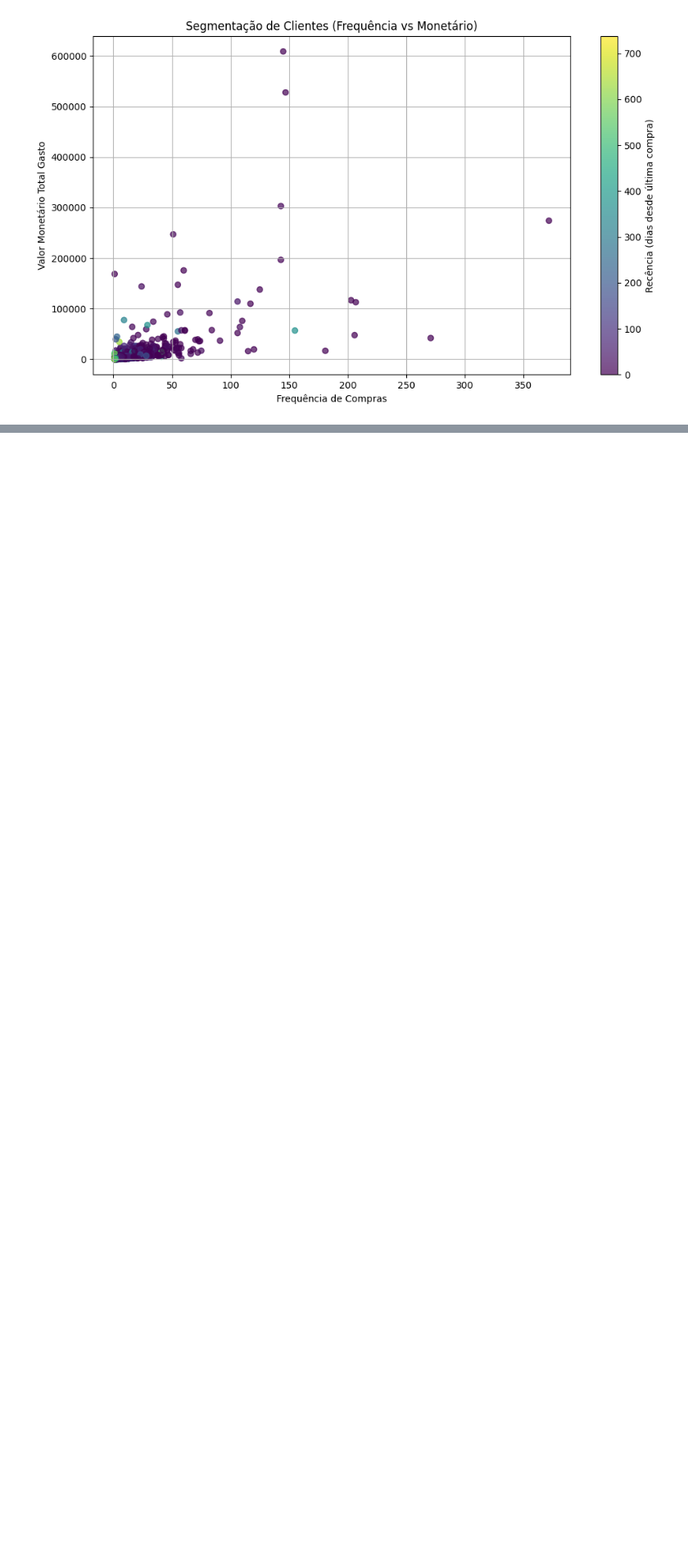
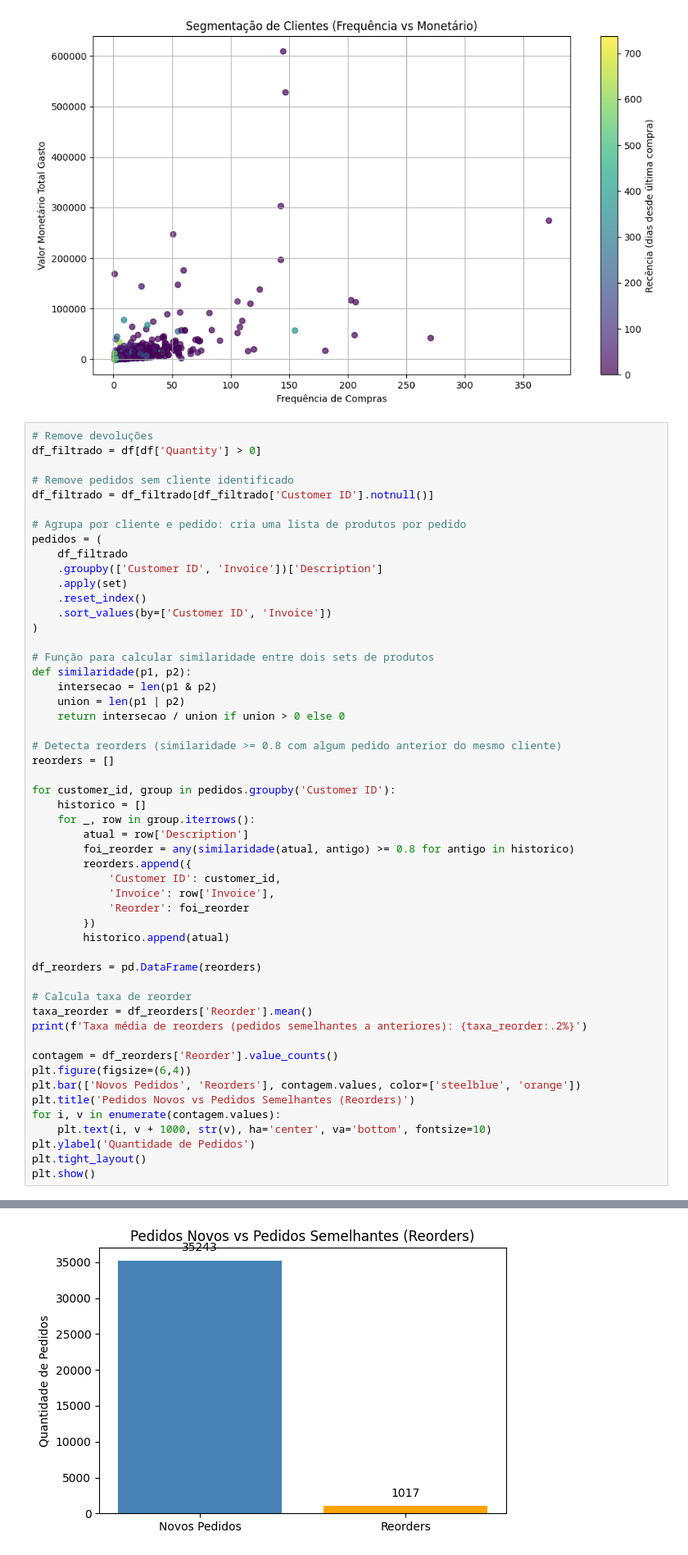
Before and after one commit to nickmorche/online_retail_data_analysis, a Jupyter notebook: data_analysis.ipynb, the cells around one changed output, grey strips where cells are left out. Shown at 82% size. Cells and saved outputs as stored; diff of their text form; blank space fills up the shorter version.

Commit message:
adicionado gráfico Pedidos Novos vs Pedidos Semelhantes (Reorders)

```diff
--- a/data_analysis.ipynb
+++ b/data_analysis.ipynb
@@ -464,3 +455,56 @@ plt.tight_layout()
 plt.show()
 # %% [output]
 [figure]
+# %%
+# Remove devoluções
+df_filtrado = df[df['Quantity'] > 0]
+
+# Remove pedidos sem cliente identificado
+df_filtrado = df_filtrado[df_filtrado['Customer ID'].notnull()]
+
+# Agrupa por cliente e pedido: cria uma lista de produtos por pedido
+pedidos = (
+    df_filtrado
+    .groupby(['Customer ID', 'Invoice'])['Description']
+    .apply(set)
+    .reset_index()
+    .sort_values(by=['Customer ID', 'Invoice'])
+)
+
+# Função para calcular similaridade entre dois sets de produtos
+def similaridade(p1, p2):
+    intersecao = len(p1 & p2)
+    union = len(p1 | p2)
+    return intersecao / union if union > 0 else 0
+
+# Detecta reorders (similaridade >= 0.8 com algum pedido anterior do mesmo cliente)
+reorders = []
+
+for customer_id, group in pedidos.groupby('Customer ID'):
+    historico = []
+    for _, row in group.iterrows():
+        atual = row['Description']
+        foi_reorder = any(similaridade(atual, antigo) >= 0.8 for antigo in historico)
+        reorders.append({
+            'Customer ID': customer_id,
+            'Invoice': row['Invoice'],
+            'Reorder': foi_reorder
+        })
+        historico.append(atual)
+
+df_reorders = pd.DataFrame(reorders)
+
+# Calcula taxa de reorder
+taxa_reorder = df_reorders['Reorder'].mean()
+print(f'Taxa média de reorders (pedidos semelhantes a anteriores): {taxa_reorder:.2%}')
+
+contagem = df_reorders['Reorder'].value_counts()
+plt.figure(figsize=(6,4))
+plt.bar(['Novos Pedidos', 'Reorders'], contagem.values, color=['steelblue', 'orange'])
+plt.title('Pedidos Novos vs Pedidos Semelhantes (Reorders)')
+for i, v in enumerate(contagem.values):
+    plt.text(i, v + 1000, str(v), ha='center', va='bottom', fontsize=10)
+plt.ylabel('Quantidade de Pedidos')
+plt.tight_layout()
+plt.show()
+# %% [output]
@@ -467,3 +512,4 @@ plt.show()
+[figure, added]
 # %% [markdown]
 # Devoluções
 # %%
```
Also changed, not shown: parts of 3 cells of this notebook.
